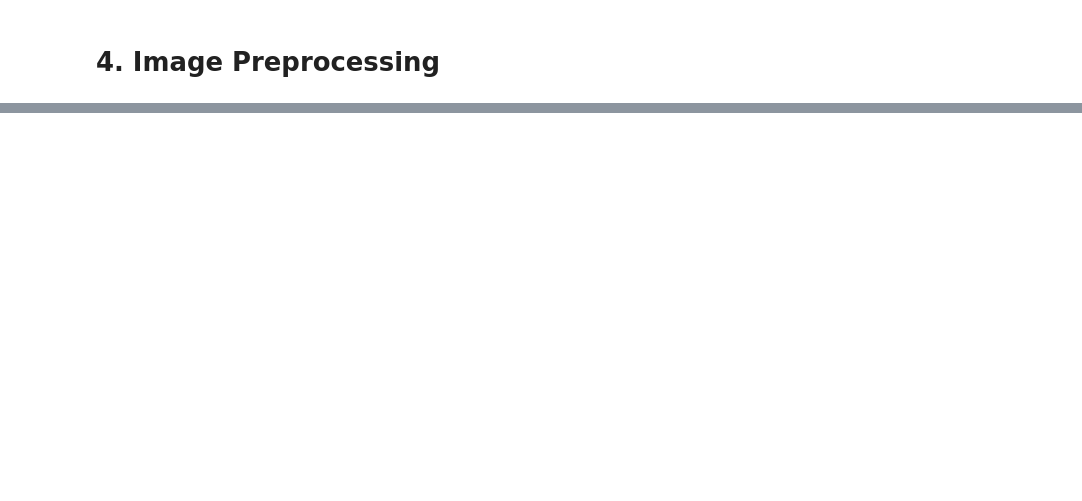
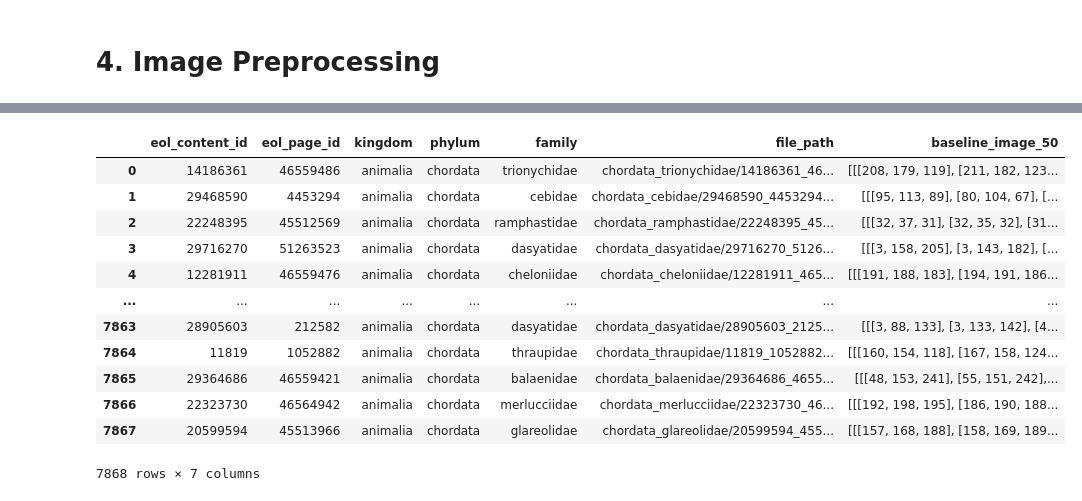
Before and after one commit to xandga/DeepLearning2425, a Jupyter notebook: 3. Phylum Chordata.ipynb, the cells around one changed output, grey strips where cells are left out. Cells and saved outputs as stored; diff of their text form; code cells hidden in the pictures; blank space fills up the shorter version.

```diff
--- a/3. Phylum Chordata.ipynb
+++ b/3. Phylum Chordata.ipynb
@@ -49,0 +88,23 @@ chordata_test.head(3)
+# %%
+def add_images_with_baseline(df, image_folder="rare_species", baseline_size=224, scale=0.5):
+    df = df.copy()
+
+    # Use an f-string to name the column dynamically
+    column_name = f"baseline_image_{int(scale * 100)}"
+    df[column_name] = None
+
+    target_size = int(baseline_size * scale)
+
+    for idx, row in df.iterrows():
+        file_path = os.path.join(image_folder, row["file_path"])
+        try:
+            img = Image.open(file_path).convert("RGB")
+            img_resized = img.resize((baseline_size, baseline_size))
+            img_downscaled = img_resized.resize((target_size, target_size))
+            df.at[idx, column_name] = np.array(img_downscaled)
+        except Exception as e:
+            print(f"Couldn't process image at {file_path}: {e}")
+
+    return df
+
+chordata_train = add_images_with_baseline(chordata_train)
@@ -49,0 +113,16 @@ chordata_test.head(3)
+# %%
+chordata_train
+# %% [output]
+|  | eol_content_id | eol_page_id | kingdom | phylum | family | file_path | baseline_image_50 |
+| 0 | 14186361 | 46559486 | animalia | chordata | trionychidae | chordata_trionychidae/14186361_46... | [[[208, 179, 119], [211, 182, 123... |
+| 1 | 29468590 | 4453294 | animalia | chordata | cebidae | chordata_cebidae/29468590_4453294... | [[[95, 113, 89], [80, 104, 67], [... |
+| 2 | 22248395 | 45512569 | animalia | chordata | ramphastidae | chordata_ramphastidae/22248395_45... | [[[32, 37, 31], [32, 35, 32], [31... |
+| 3 | 29716270 | 51263523 | animalia | chordata | dasyatidae | chordata_dasyatidae/29716270_5126... | [[[3, 158, 205], [3, 143, 182], [... |
+| 4 | 12281911 | 46559476 | animalia | chordata | cheloniidae | chordata_cheloniidae/12281911_465... | [[[191, 188, 183], [194, 191, 186... |
+| ... | ... | ... | ... | ... | ... | ... | ... |
+| 7863 | 28905603 | 212582 | animalia | chordata | dasyatidae | chordata_dasyatidae/28905603_2125... | [[[3, 88, 133], [3, 133, 142], [4... |
+| 7864 | 11819 | 1052882 | animalia | chordata | thraupidae | chordata_thraupidae/11819_1052882... | [[[160, 154, 118], [167, 158, 124... |
+| 7865 | 29364686 | 46559421 | animalia | chordata | balaenidae | chordata_balaenidae/29364686_4655... | [[[48, 153, 241], [55, 151, 242],... |
+| 7866 | 22323730 | 46564942 | animalia | chordata | merlucciidae | chordata_merlucciidae/22323730_46... | [[[192, 198, 195], [186, 190, 188... |
+| 7867 | 20599594 | 45513966 | animalia | chordata | glareolidae | chordata_glareolidae/20599594_455... | [[[157, 168, 188], [158, 169, 189... |
+7868 rows × 7 columns
```
Also changed, not shown: parts of 19 cells of this notebook, 15 other files.
